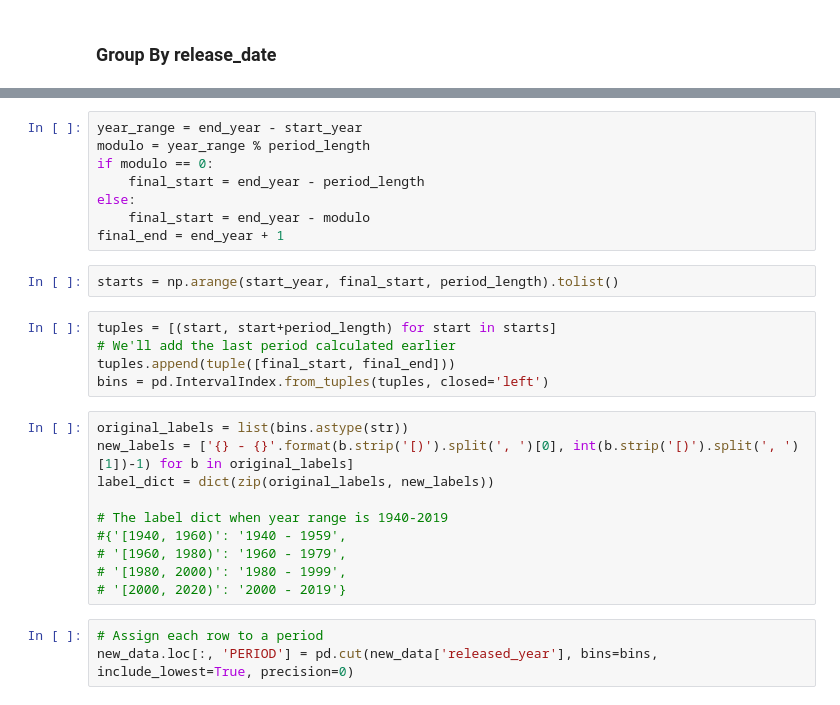
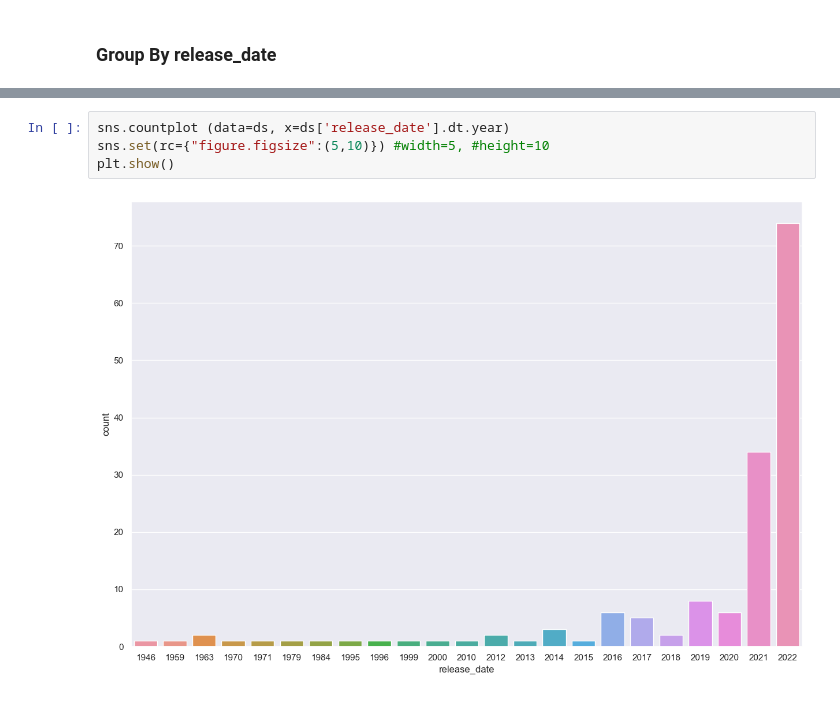
Before and after one commit to ToshiroHJJZ/DS_Final_Project, a Jupyter notebook: Final_Project.ipynb, the cells around one changed output, grey strips where cells are left out. Cells and saved outputs as stored; diff of their text form.

```diff
--- a/Final_Project.ipynb
+++ b/Final_Project.ipynb
@@ -145,28 +212,6 @@ new_data = new_data[(new_data['released_year'] >= 1940) & (new_data['released_ye
 # %%
-year_range = end_year - start_year
-modulo = year_range % period_length
-if modulo == 0:
-    final_start = end_year - period_length
-else:
-    final_start = end_year - modulo
-final_end = end_year + 1
+sns.countplot (data=ds, x=ds['release_date'].dt.year)
+sns.set(rc={"figure.figsize":(5,10)}) #width=5, #height=10
+plt.show()
+# %% [output]
+[figure, added]
-# %%
-starts = np.arange(start_year, final_start, period_length).tolist()
-# %%
-tuples = [(start, start+period_length) for start in starts]
-# We'll add the last period calculated earlier
-tuples.append(tuple([final_start, final_end]))
-bins = pd.IntervalIndex.from_tuples(tuples, closed='left')
-# %%
-original_labels = list(bins.astype(str))
-new_labels = ['{} - {}'.format(b.strip('[)').split(', ')[0], int(b.strip('[)').split(', ')[1])-1) for b in original_labels]
-label_dict = dict(zip(original_labels, new_labels))
-
-# The label dict when year range is 1940-2019
-#{'[1940, 1960)': '1940 - 1959',
-# '[1960, 1980)': '1960 - 1979',
-# '[1980, 2000)': '1980 - 1999',
-# '[2000, 2020)': '2000 - 2019'}
-# %%
-# Assign each row to a period
-new_data.loc[:, 'PERIOD'] = pd.cut(new_data['released_year'], bins=bins, include_lowest=True, precision=0)
```
Also changed, not shown: parts of 16 cells of this notebook.
